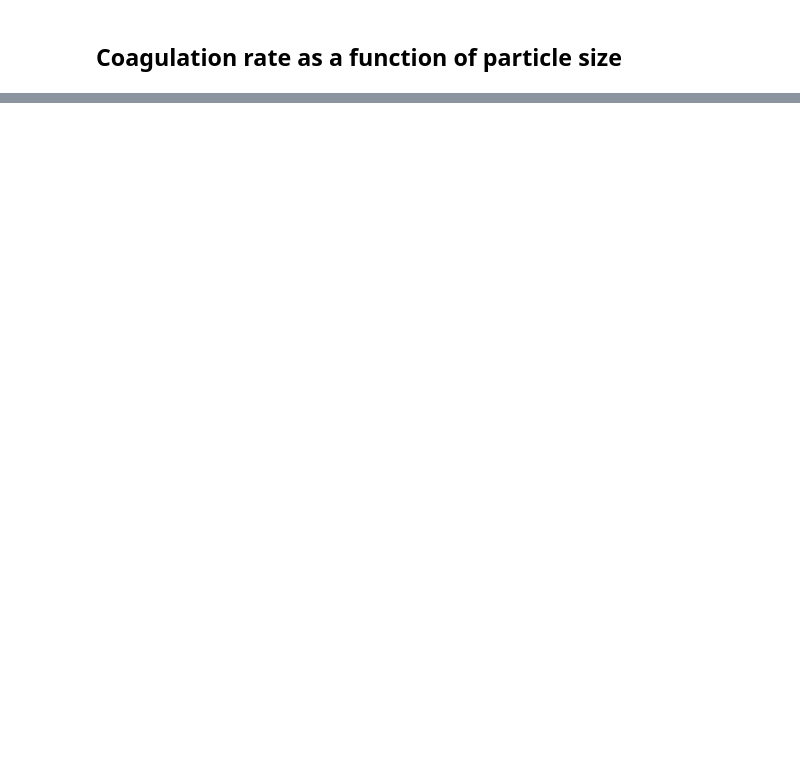
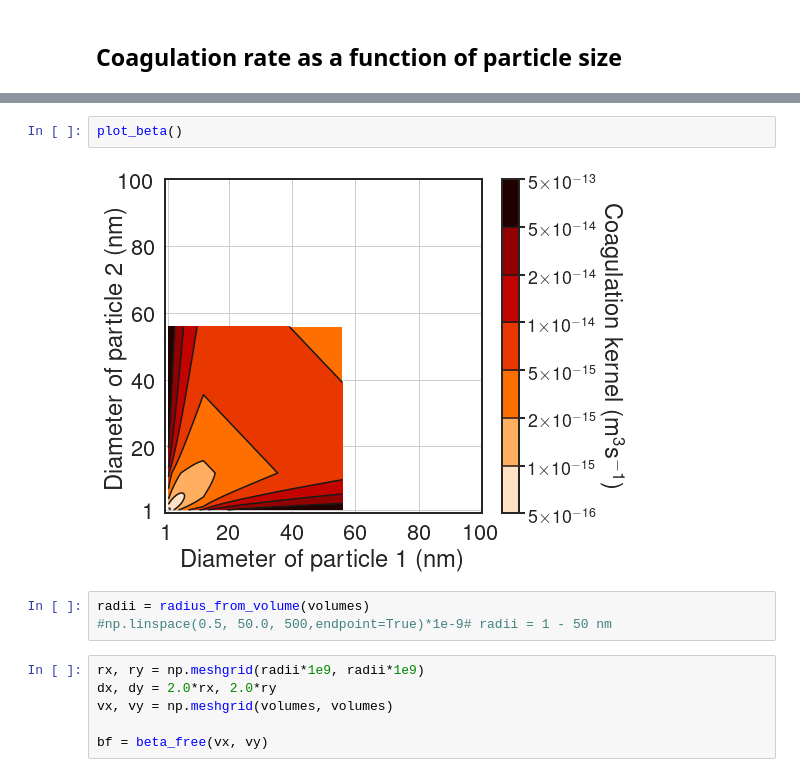
Before and after one commit to caos21/ndust, a Jupyter notebook: press/Coagulation-Rate.ipynb, the cells around one changed output, grey strips where cells are left out. Cells and saved outputs as stored; diff of their text form; blank space fills up the shorter version.

```diff
--- a/press/Coagulation-Rate.ipynb
+++ b/press/Coagulation-Rate.ipynb
@@ -144,0 +239,13 @@ np.min(bf)
+# %%
+plot_beta()
+# %% [output]
+[figure, added]
+# %%
+radii = radius_from_volume(volumes)
+#np.linspace(0.5, 50.0, 500,endpoint=True)*1e-9# radii = 1 - 50 nm
+# %%
+rx, ry = np.meshgrid(radii*1e9, radii*1e9)
+dx, dy = 2.0*rx, 2.0*ry
+vx, vy = np.meshgrid(volumes, volumes)
+
+bf = beta_free(vx, vy)
```
Also changed, not shown: parts of 75 cells of this notebook, 20 other files.
